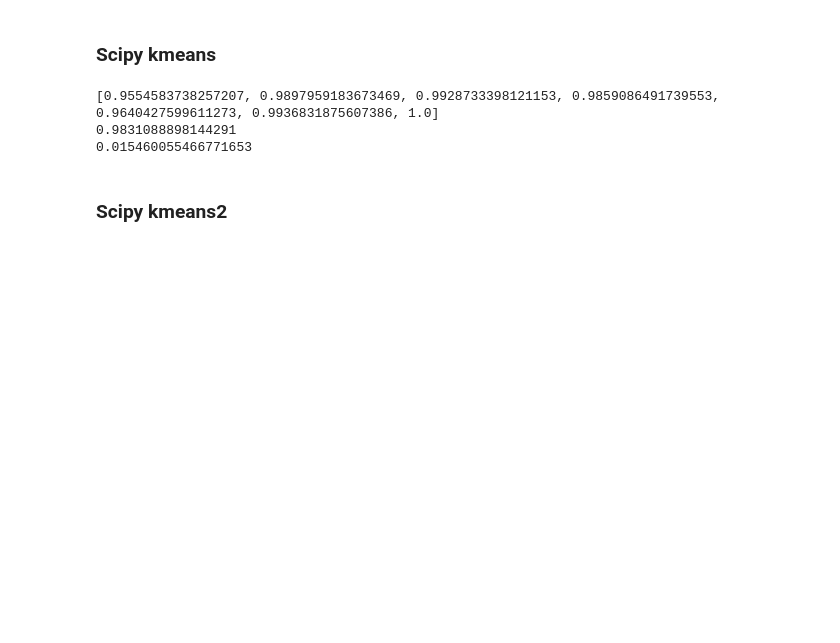
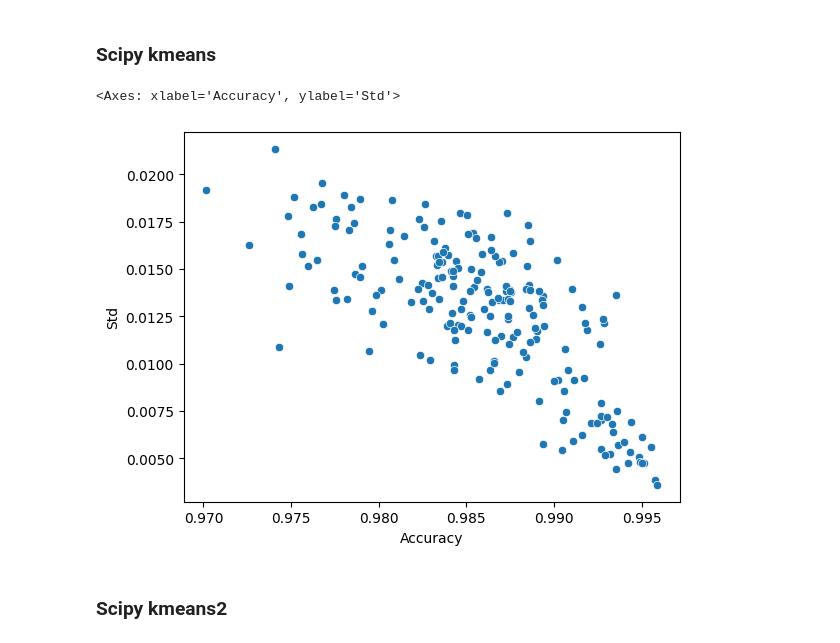
Before and after one commit to alexdconf/vehicles-power-to-weight, a Jupyter notebook: analysis/objective1_analysis.ipynb, the cells around one changed output. Cells and saved outputs as stored; diff of their text form; code cells hidden in the pictures; blank space fills up the shorter version.

```diff
--- a/analysis/objective1_analysis.ipynb
+++ b/analysis/objective1_analysis.ipynb
@@ -202,41 +217,47 @@ def kmeans_inference(df, high_centroid, low_centroid):
 # %% [markdown]
 ### Scipy kmeans
 # %%
-high_kmeans_centroid = kmeans_centroids[1] if kmeans_centroids[1] > kmeans_centroids[0] else kmeans_centroids[0]
-low_kmeans_centroid = kmeans_centroids[1] if kmeans_centroids[1] < kmeans_centroids[0] else kmeans_centroids[0]
-kmeans_reference = kmeans_inference(df[SPECS1], high_kmeans_centroid, low_kmeans_centroid)
+metrics_overall = []
+for _ in range(NUM_ITERATIONS):
+    df = df.sample(frac=1)
+    high_kmeans_centroid = kmeans_centroids[1] if kmeans_centroids[1] > kmeans_centroids[0] else kmeans_centroids[0]
+    low_kmeans_centroid = kmeans_centroids[1] if kmeans_centroids[1] < kmeans_centroids[0] else kmeans_centroids[0]
+    kmeans_reference = kmeans_inference(df[SPECS1], high_kmeans_centroid, low_kmeans_centroid)
 
-metrics = {}
-for i in range(NUM_FOLDS):
-    test = df.iloc[int(np.floor(LENGTH/NUM_FOLDS)*i):int(np.floor(LENGTH/NUM_FOLDS)*(i+1))]
-    train_values = df[~df.index.isin(test.index)][SPECS1]
+    metrics = {}
+    for i in range(NUM_FOLDS):
+        test = df.iloc[int(np.floor(LENGTH/NUM_FOLDS)*i):int(np.floor(LENGTH/NUM_FOLDS)*(i+1))]
+        train_values = df[~df.index.isin(test.index)][SPECS1]
 
-    centroids, distortion = kmeans(train_values, K)
-    high_centroid = centroids[1] if centroids[1] > centroids[0] else centroids[0]
-    low_centroid = centroids[1] if centroids[1] < centroids[0] else centroids[0]
-    test_inferred = kmeans_inference(test[SPECS1], high_centroid, low_centroid)
-    kmeans_reference_test_view = kmeans_reference.iloc[int(np.floor(LENGTH/NUM_FOLDS)*i):int(np.floor(LENGTH/NUM_FOLDS)*(i+1))]
+        centroids, distortion = kmeans(train_values, K)
+        high_centroid = centroids[1] if centroids[1] > centroids[0] else centroids[0]
+        low_centroid = centroids[1] if centroids[1] < centroids[0] else centroids[0]
+        test_inferred = kmeans_inference(test[SPECS1], high_centroid, low_centroid)
+        kmeans_reference_test_view = kmeans_reference.iloc[int(np.floor(LENGTH/NUM_FOLDS)*i):int(np.floor(LENGTH/NUM_FOLDS)*(i+1))]
 
-    # positive class is HIGH
-    tp = np.sum([True for x,y in zip(test_inferred,kmeans_reference_test_view) if x == y and x == HIGH])
-    tn = np.sum([True for x,y in zip(test_inferred,kmeans_reference_test_view) if x == y and x == LOW])
-    fp = np.sum([True for x,y in zip(test_inferred,kmeans_reference_test_view) if x != y and x == HIGH])
-    fn = np.sum([True for x,y in zip(test_inferred,kmeans_reference_test_view) if x != y and x == LOW])
+        # positive class is HIGH
+        tp = np.sum([True for x,y in zip(test_inferred,kmeans_reference_test_view) if x == y and x == HIGH])
+        tn = np.sum([True for x,y in zip(test_inferred,kmeans_reference_test_view) if x == y and x == LOW])
+        fp = np.sum([True for x,y in zip(test_inferred,kmeans_reference_test_view) if x != y and x == HIGH])
+        fn = np.sum([True for x,y in zip(test_inferred,kmeans_reference_test_view) if x != y and x == LOW])
 
-    metrics[str(i)] = [tp, tn, fp, fn]
+        metrics[str(i)] = [tp, tn, fp, fn]
+    metrics_overall.append(metrics)
 
-accuracies = []
-for key, val in metrics.items():
-    accuracies.append((val[0]+val[1])/np.sum(val))
-kmeans_accuracy_overall = np.mean(accuracies)
-kmeans_std_overall = np.std(accuracies)
-print(accuracies)
-print(kmeans_accuracy_overall)
-print(kmeans_std_overall)
+metric_data_for_plot = []
+for metrics in metrics_overall:
+    accuracies = []
+    for key, val in metrics.items():
+        accuracies.append((val[0]+val[1])/np.sum(val))
+    mean_accuracy_overall = np.mean(accuracies)
+    mean_std_overall = np.std(accuracies)
+    metric_data_for_plot.append((mean_accuracy_overall,mean_std_overall))
+df_plot = pd.DataFrame(metric_data_for_plot, columns=["Accuracy", "Std"])
+
+sns.scatterplot(df_plot, x="Accuracy", y="Std")
 # %% [output]
-[0.9554583738257207, 0.9897959183673469, 0.9928733398121153, 0.9859086491739553, 0.9640427599611273, 0.9936831875607386, 1.0]
-0.9831088898144291
-0.015460055466771653
+<Axes: xlabel='Accuracy', ylabel='Std'>
+[figure, added]
 # %% [markdown]
 ### Scipy kmeans2
 # %%
```
Also changed, not shown: parts of 10 cells of this notebook.
